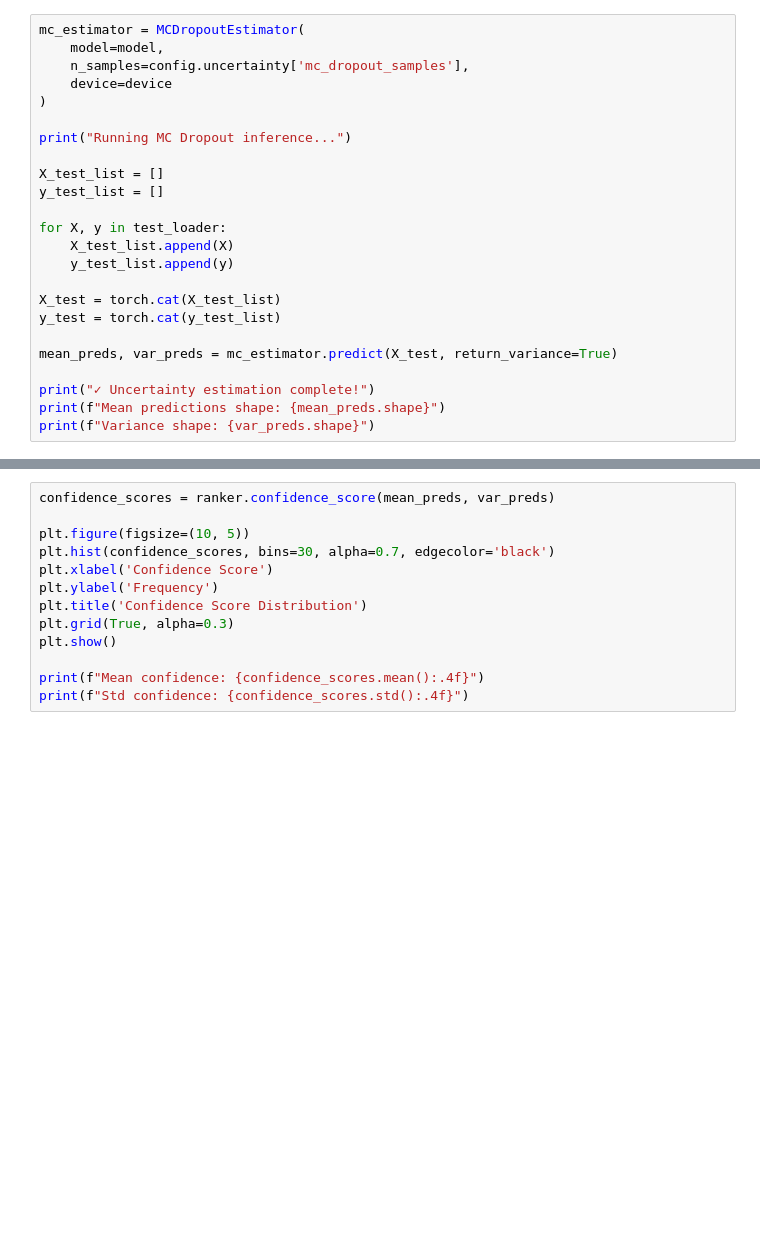
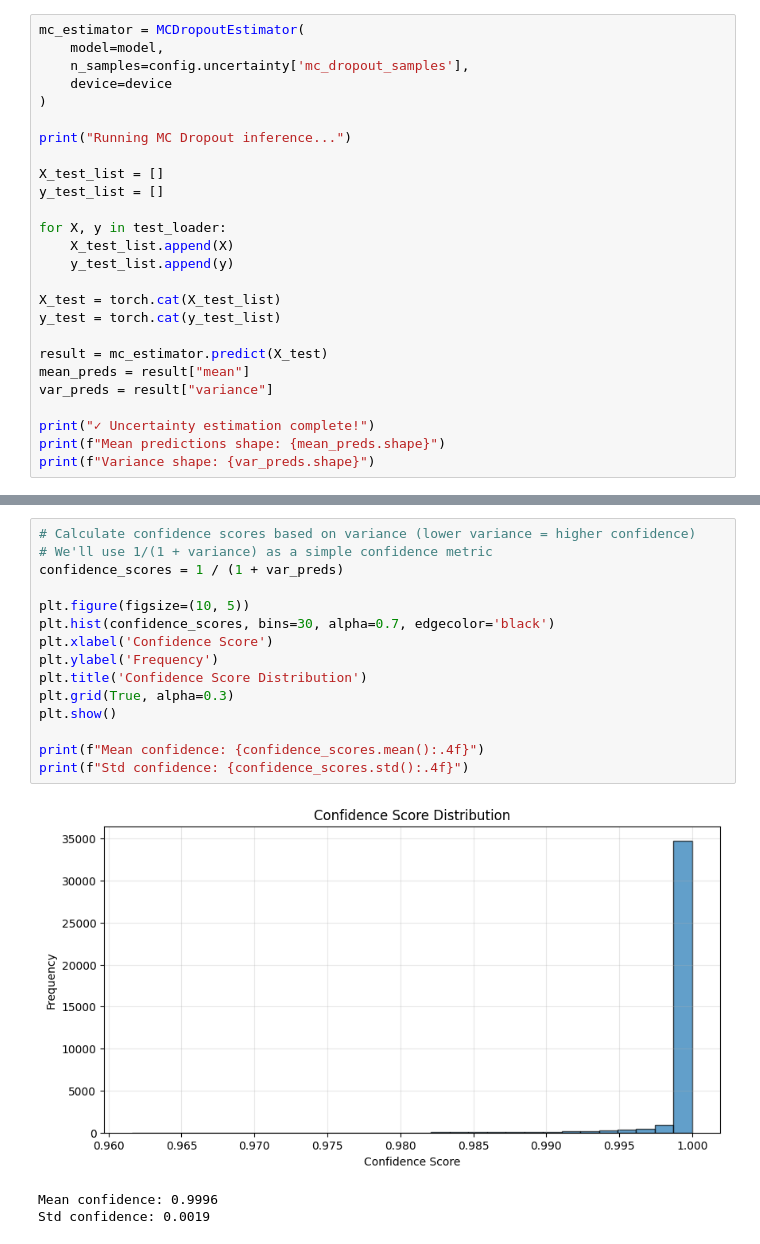
Before and after one commit to Surya-Hariharan/AI-Based-approach-for-prioritization-of-genetic-mutations, a Jupyter notebook: notebooks/05_uncertainty_analysis.ipynb, the cells around one changed output, grey strips where cells are left out. Saved outputs shown, nothing was run; the diff lists cells and outputs as text; blank space fills up the shorter version.

```diff
--- a/notebooks/05_uncertainty_analysis.ipynb
+++ b/notebooks/05_uncertainty_analysis.ipynb
@@ -46,7 +50,9 @@ for X, y in test_loader:
 X_test = torch.cat(X_test_list)
 y_test = torch.cat(y_test_list)
 
-mean_preds, var_preds = mc_estimator.predict(X_test, return_variance=True)
+result = mc_estimator.predict(X_test)
+mean_preds = result["mean"]
+var_preds = result["variance"]
 
 print("✓ Uncertainty estimation complete!")
 print(f"Mean predictions shape: {mean_preds.shape}")
@@ -80,15 +106,21 @@ for i, idx in enumerate(ranked_indices[:10]):
 # %%
-confidence_scores = ranker.confidence_score(mean_preds, var_preds)
+# Calculate confidence scores based on variance (lower variance = higher confidence)
+# We'll use 1/(1 + variance) as a simple confidence metric
+confidence_scores = 1 / (1 + var_preds)
 
 plt.figure(figsize=(10, 5))
 plt.hist(confidence_scores, bins=30, alpha=0.7, edgecolor='black')
 plt.xlabel('Confidence Score')
 plt.ylabel('Frequency')
 plt.title('Confidence Score Distribution')
 plt.grid(True, alpha=0.3)
 plt.show()
 
 print(f"Mean confidence: {confidence_scores.mean():.4f}")
 print(f"Std confidence: {confidence_scores.std():.4f}")
+# %% [output]
+[figure, added]
+Mean confidence: 0.9996
+Std confidence: 0.0019
 # %%
 print("✓ Uncertainty analysis complete!")
```
Also changed, not shown: parts of 6 cells of this notebook, 6 other files.
